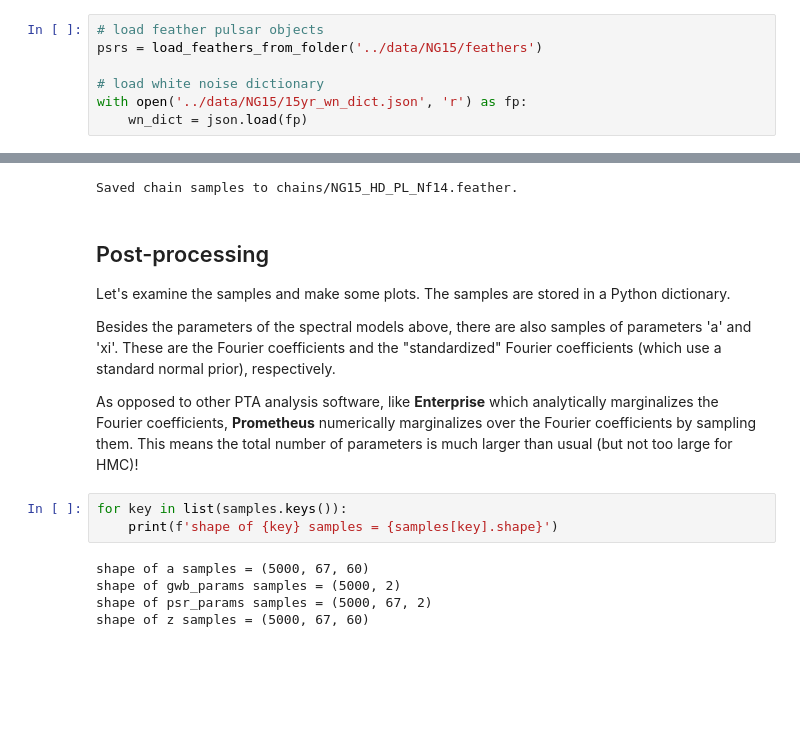
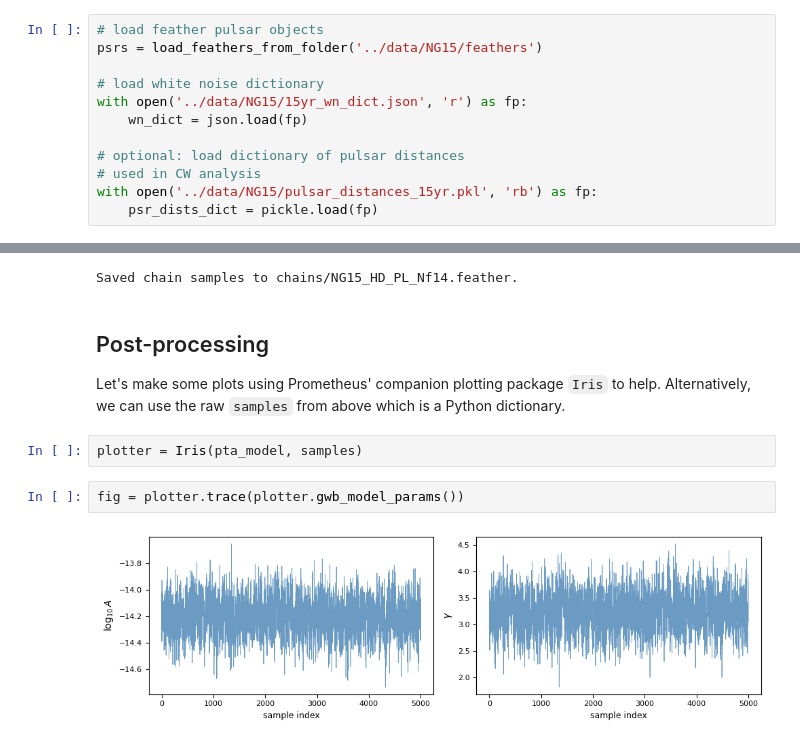
Before and after one commit to XGI-MSU/prometheus, a Jupyter notebook: examples/gwb_pe.ipynb, the cells around one changed output, grey strips where cells are left out. Drawn from its saved outputs; the diff is of its cells as text; blank space fills up the shorter version.

```diff
--- a/examples/gwb_pe.ipynb
+++ b/examples/gwb_pe.ipynb
@@ -60,6 +61,11 @@ psrs = load_feathers_from_folder('../data/NG15/feathers')
 # load white noise dictionary
 with open('../data/NG15/15yr_wn_dict.json', 'r') as fp:
     wn_dict = json.load(fp)
+
+# optional: load dictionary of pulsar distances
+# used in CW analysis
+with open('../data/NG15/pulsar_distances_15yr.pkl', 'rb') as fp:
+    psr_dists_dict = pickle.load(fp)
 # %% [output]
 FeatherPulsar.read_feather: cannot find fitpars in feather file ../data/NG15/feathers/v1p1_de440_pint_bipm2019-J1312+0051.feather.
 FeatherPulsar.read_feather: cannot find setpars in feather file ../data/NG15/feathers/v1p1_de440_pint_bipm2019-J1312+0051.feather.
@@ -197,18 +204,12 @@ Saved chain samples to chains/NG15_HD_PL_Nf14.feather.
 # %% [markdown]
 ## Post-processing
 
-Let's examine the samples and make some plots. The samples are stored in a Python dictionary.
-
-Besides the parameters of the spectral models above, there are also samples of parameters 'a' and 'xi'. These are the Fourier coefficients and the "standardized" Fourier coefficients (which use a standard normal prior), respectively.
-
-As opposed to other PTA analysis software, like **Enterprise** which analytically marginalizes the Fourier coefficients, **Prometheus** numerically marginalizes over the Fourier coefficients by sampling them. This means the total number of parameters is much larger than usual (but not too large for HMC)!
+Let's make some plots using Prometheus' companion plotting package `Iris` to help. Alternatively, we can use the raw `samples` from above which is a Python dictionary.
-# %%
-for key in list(samples.keys()):
-    print(f'shape of {key} samples = {samples[key].shape}')
-# %% [output]
-shape of a samples = (5000, 67, 60)
-shape of gwb_params samples = (5000, 2)
-shape of psr_params samples = (5000, 67, 2)
-shape of z samples = (5000, 67, 60)
+# %%
+plotter = Iris(pta_model, samples)
+# %%
+fig = plotter.trace(plotter.gwb_model_params())
+# %% [output]
+[figure, added]
 # %%
 # we're going to compare our results with Enterprise,
```
Also changed, not shown: parts of 11 cells of this notebook, 12 other files.
